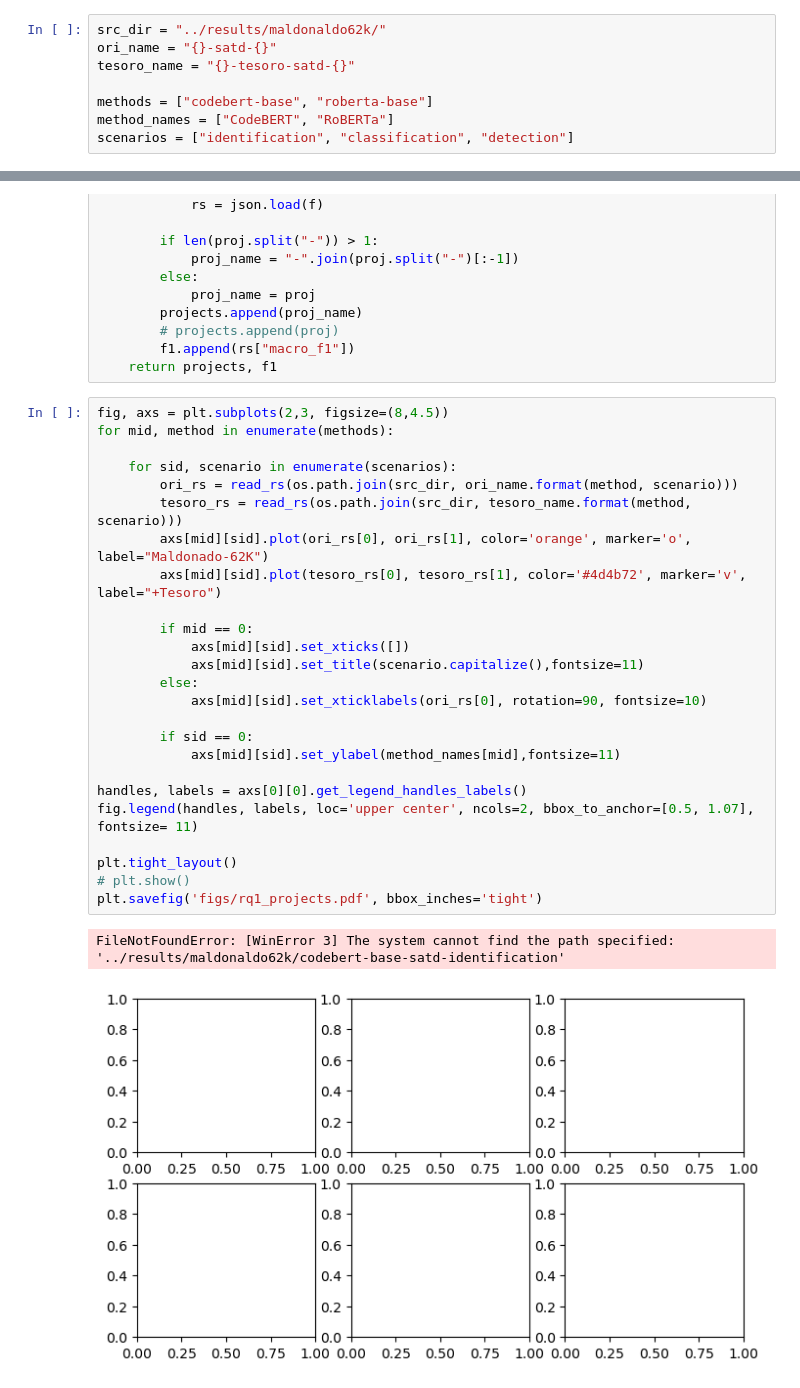
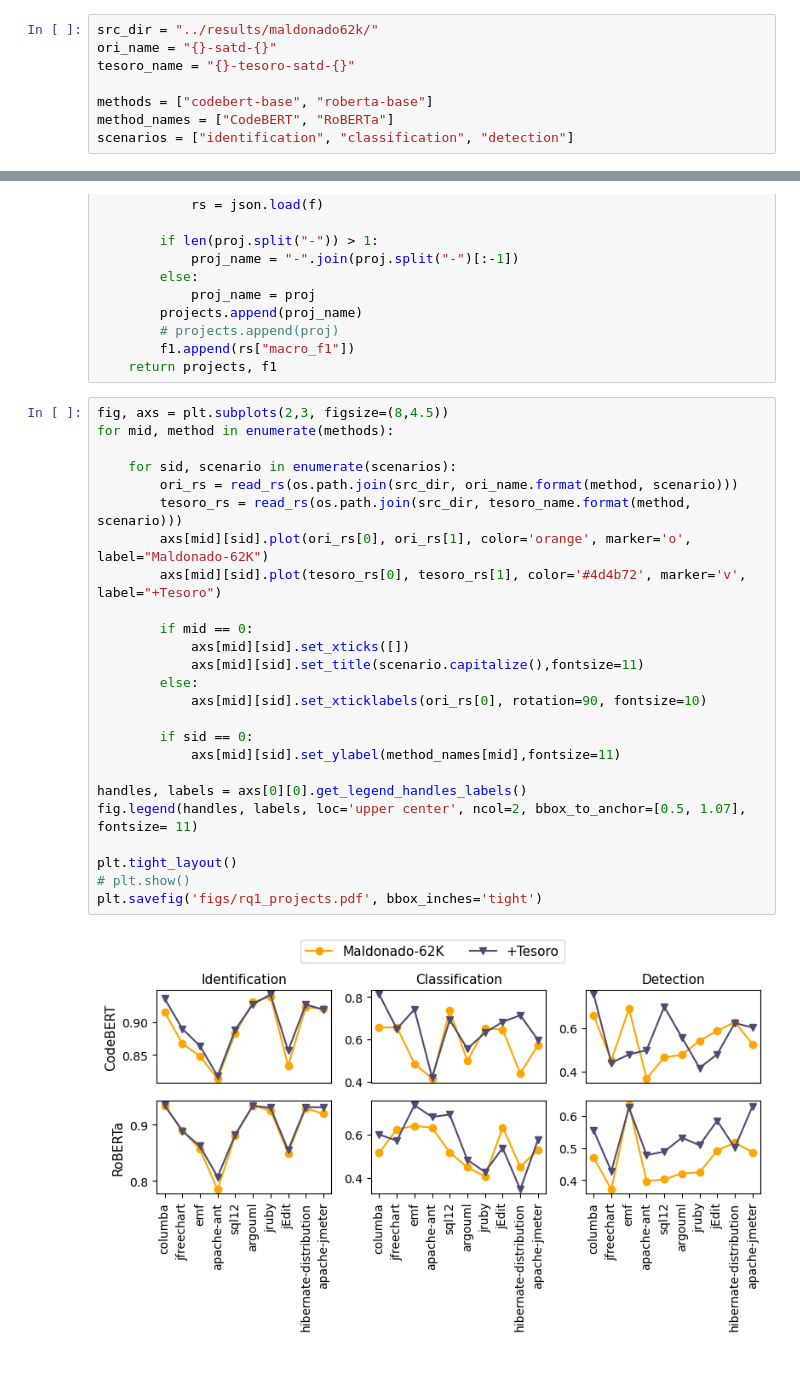
Before and after one commit to NamCyan/tesoro, a Jupyter notebook: vizualization/RQ1.ipynb, the cells around one changed output, grey strips where cells are left out. Drawn from its saved outputs; the diff is of its cells as text.

```diff
--- a/vizualization/RQ1.ipynb
+++ b/vizualization/RQ1.ipynb
@@ -3,7 +3,7 @@ import os
 import matplotlib.pyplot as plt
 import json
 # %%
-src_dir = "../results/maldonaldo62k/"
+src_dir = "../results/maldonado62k/"
 ori_name = "{}-satd-{}"
 tesoro_name = "{}-tesoro-satd-{}"
 
@@ -31,28 +31,27 @@ def read_rs(folder):
 # %%
 fig, axs = plt.subplots(2,3, figsize=(8,4.5))
 for mid, method in enumerate(methods):
 
     for sid, scenario in enumerate(scenarios):
         ori_rs = read_rs(os.path.join(src_dir, ori_name.format(method, scenario)))
         tesoro_rs = read_rs(os.path.join(src_dir, tesoro_name.format(method, scenario)))
         axs[mid][sid].plot(ori_rs[0], ori_rs[1], color='orange', marker='o', label="Maldonado-62K")
         axs[mid][sid].plot(tesoro_rs[0], tesoro_rs[1], color='#4d4b72', marker='v', label="+Tesoro")
 
         if mid == 0:
             axs[mid][sid].set_xticks([])
             axs[mid][sid].set_title(scenario.capitalize(),fontsize=11)
         else:
             axs[mid][sid].set_xticklabels(ori_rs[0], rotation=90, fontsize=10)
 
         if sid == 0:
             axs[mid][sid].set_ylabel(method_names[mid],fontsize=11)
 
 handles, labels = axs[0][0].get_legend_handles_labels()
-fig.legend(handles, labels, loc='upper center', ncols=2, bbox_to_anchor=[0.5, 1.07], fontsize= 11)
+fig.legend(handles, labels, loc='upper center', ncol=2, bbox_to_anchor=[0.5, 1.07], fontsize= 11)
 
 plt.tight_layout()
 # plt.show()
 plt.savefig('figs/rq1_projects.pdf', bbox_inches='tight')
 # %% [output]
-FileNotFoundError: [WinError 3] The system cannot find the path specified: '../results/maldonaldo62k/codebert-base-satd-identification'
-[figure, old version]
+[figure, new version]
```
Also changed, not shown: 1 other file.
